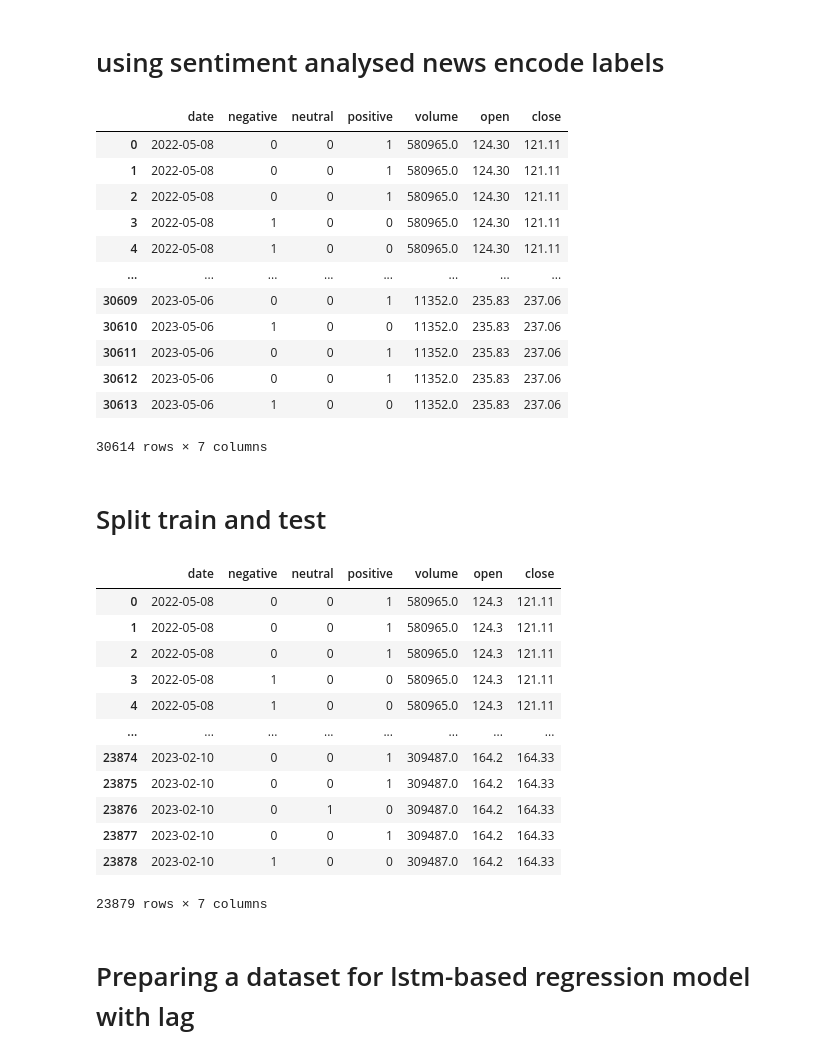
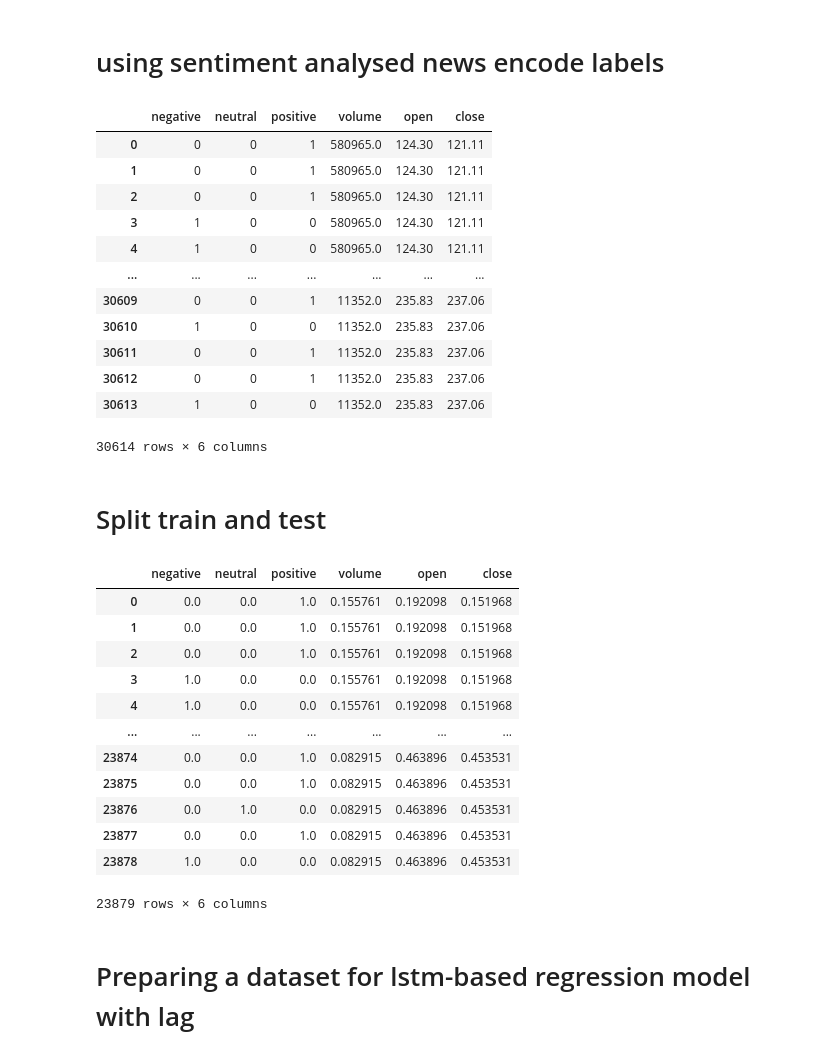
Before and after one commit to irusland/stonks, a Jupyter notebook: notebooks/moods_lstm.ipynb, the cells around one changed output. Cells and saved outputs as stored; diff of their text form; code cells hidden in the pictures.

```diff
--- a/notebooks/moods_lstm.ipynb
+++ b/notebooks/moods_lstm.ipynb
@@ -43,32 +43,32 @@ df
 # %%
 one_hot = pd.get_dummies(df['label']).astype(int)
 
 
 def shift_left(l, days=30):
     last = l[-1]
     rolled = np.roll(l, -days)
     rolled[-days:] = last
     return pd.Series(rolled)
 
-target_df = pd.concat([df.date, one_hot, df.volume, df.open, df.close], axis=1)
+target_df = pd.concat([one_hot, df.volume, df.open, df.close], axis=1)
 # target_df = pd.concat([df.volume, df.open, df.close], axis=1)
 # target_df = pd.concat([df.open, df.close], axis=1)
 # target_df = pd.concat([one_hot, df.volume, shift_left(df.open.values, len(df)//365*30).rename('open'), df.close], axis=1)
 target_df
 # %% [output]
-|  | date | negative | neutral | positive | volume | open | close |
-| 0 | 2022-05-08 | 0 | 0 | 1 | 580965.0 | 124.30 | 121.11 |
-| 1 | 2022-05-08 | 0 | 0 | 1 | 580965.0 | 124.30 | 121.11 |
-| 2 | 2022-05-08 | 0 | 0 | 1 | 580965.0 | 124.30 | 121.11 |
-| 3 | 2022-05-08 | 1 | 0 | 0 | 580965.0 | 124.30 | 121.11 |
-| 4 | 2022-05-08 | 1 | 0 | 0 | 580965.0 | 124.30 | 121.11 |
-| ... | ... | ... | ... | ... | ... | ... | ... |
-| 30609 | 2023-05-06 | 0 | 0 | 1 | 11352.0 | 235.83 | 237.06 |
-| 30610 | 2023-05-06 | 1 | 0 | 0 | 11352.0 | 235.83 | 237.06 |
-| 30611 | 2023-05-06 | 0 | 0 | 1 | 11352.0 | 235.83 | 237.06 |
-| 30612 | 2023-05-06 | 0 | 0 | 1 | 11352.0 | 235.83 | 237.06 |
-| 30613 | 2023-05-06 | 1 | 0 | 0 | 11352.0 | 235.83 | 237.06 |
+|  | negative | neutral | positive | volume | open | close |
+| 0 | 0 | 0 | 1 | 580965.0 | 124.30 | 121.11 |
+| 1 | 0 | 0 | 1 | 580965.0 | 124.30 | 121.11 |
+| 2 | 0 | 0 | 1 | 580965.0 | 124.30 | 121.11 |
+| 3 | 1 | 0 | 0 | 580965.0 | 124.30 | 121.11 |
+| 4 | 1 | 0 | 0 | 580965.0 | 124.30 | 121.11 |
+| ... | ... | ... | ... | ... | ... | ... |
+| 30609 | 0 | 0 | 1 | 11352.0 | 235.83 | 237.06 |
+| 30610 | 1 | 0 | 0 | 11352.0 | 235.83 | 237.06 |
+| 30611 | 0 | 0 | 1 | 11352.0 | 235.83 | 237.06 |
+| 30612 | 0 | 0 | 1 | 11352.0 | 235.83 | 237.06 |
+| 30613 | 1 | 0 | 0 | 11352.0 | 235.83 | 237.06 |
-30614 rows × 7 columns
+30614 rows × 6 columns
 # %% [markdown]
 # Split train and test
 # %%
@@ -78,32 +78,31 @@ test_size = 0.22
 n_samples = target_df.shape[0]
 
 
-# sc = MinMaxScaler()
-# training_data = sc.fit_transform(target_df)
+sc = MinMaxScaler()
+training_data = sc.fit_transform(target_df)
 
-# sc.min_, sc.scale_ = sc.min_[-1],sc.scale_[-1]
+sc.min_, sc.scale_ = sc.min_[-1],sc.scale_[-1]
 
-# training_data = pd.DataFrame(training_data, columns=target_df.columns)
-training_data=target_df
+training_data = pd.DataFrame(training_data, columns=target_df.columns)
 
 df_train = training_data[:n_samples - int(n_samples * test_size)]
 df_test = training_data[-int(n_samples * test_size):]
 
 df_train
 # %% [output]
-|  | date | negative | neutral | positive | volume | open | close |
-| 0 | 2022-05-08 | 0 | 0 | 1 | 580965.0 | 124.3 | 121.11 |
-| 1 | 2022-05-08 | 0 | 0 | 1 | 580965.0 | 124.3 | 121.11 |
-| 2 | 2022-05-08 | 0 | 0 | 1 | 580965.0 | 124.3 | 121.11 |
-| 3 | 2022-05-08 | 1 | 0 | 0 | 580965.0 | 124.3 | 121.11 |
-| 4 | 2022-05-08 | 1 | 0 | 0 | 580965.0 | 124.3 | 121.11 |
-| ... | ... | ... | ... | ... | ... | ... | ... |
-| 23874 | 2023-02-10 | 0 | 0 | 1 | 309487.0 | 164.2 | 164.33 |
-| 23875 | 2023-02-10 | 0 | 0 | 1 | 309487.0 | 164.2 | 164.33 |
-| 23876 | 2023-02-10 | 0 | 1 | 0 | 309487.0 | 164.2 | 164.33 |
-| 23877 | 2023-02-10 | 0 | 0 | 1 | 309487.0 | 164.2 | 164.33 |
-| 23878 | 2023-02-10 | 1 | 0 | 0 | 309487.0 | 164.2 | 164.33 |
+|  | negative | neutral | positive | volume | open | close |
+| 0 | 0.0 | 0.0 | 1.0 | 0.155761 | 0.192098 | 0.151968 |
+| 1 | 0.0 | 0.0 | 1.0 | 0.155761 | 0.192098 | 0.151968 |
+| 2 | 0.0 | 0.0 | 1.0 | 0.155761 | 0.192098 | 0.151968 |
+| 3 | 1.0 | 0.0 | 0.0 | 0.155761 | 0.192098 | 0.151968 |
+| 4 | 1.0 | 0.0 | 0.0 | 0.155761 | 0.192098 | 0.151968 |
+| ... | ... | ... | ... | ... | ... | ... |
+| 23874 | 0.0 | 0.0 | 1.0 | 0.082915 | 0.463896 | 0.453531 |
+| 23875 | 0.0 | 0.0 | 1.0 | 0.082915 | 0.463896 | 0.453531 |
+| 23876 | 0.0 | 1.0 | 0.0 | 0.082915 | 0.463896 | 0.453531 |
+| 23877 | 0.0 | 0.0 | 1.0 | 0.082915 | 0.463896 | 0.453531 |
+| 23878 | 1.0 | 0.0 | 0.0 | 0.082915 | 0.463896 | 0.453531 |
-23879 rows × 7 columns
+23879 rows × 6 columns
 # %% [markdown]
 # Preparing a dataset for lstm-based regression model with lag
 # %%
```
Also changed, not shown: parts of 4 cells of this notebook, 1 other file.
